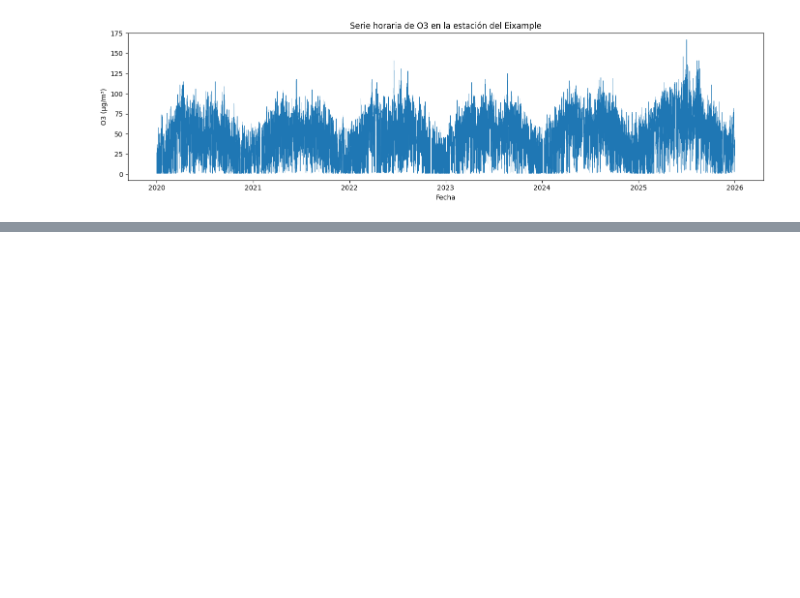
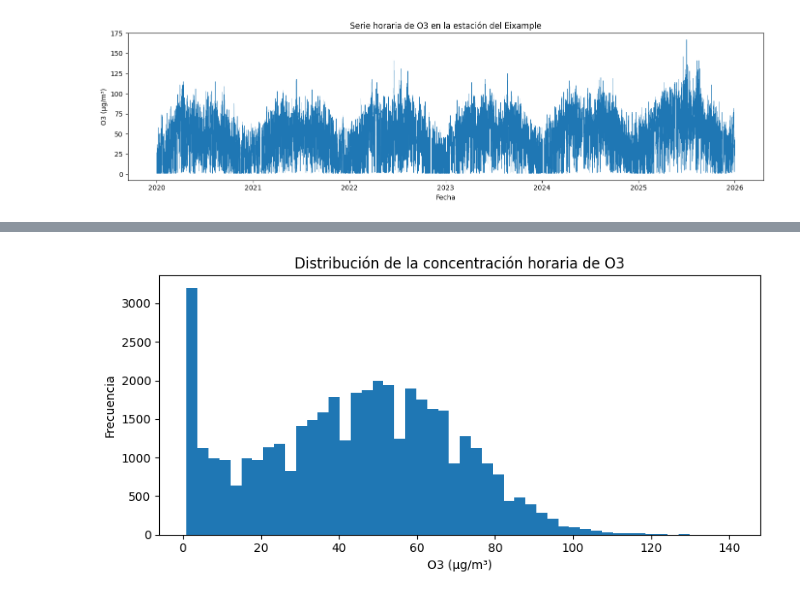
Before and after one commit to hipenation2142/trabajo, a Jupyter notebook: notebooks/01_eda_o3.ipynb, the cells around one changed output, grey strips where cells are left out. Cells and saved outputs as stored; diff of their text form; code cells hidden in the pictures; blank space fills up the shorter version.

```diff
--- a/notebooks/01_eda_o3.ipynb
+++ b/notebooks/01_eda_o3.ipynb
@@ -308,0 +385,12 @@ plt.show()
+# %%
+# Se analiza la distribución de la concentración de O3 para
+# detectar asimetrías, valores extremos y también representar las colas.
+valid_o3 = eda_df["o3"].dropna()
+
+distribution_summary = valid_o3.describe(
+    percentiles=[0.01, 0.05, 0.25, 0.5, 0.75, 0.95, 0.99]
+)
+
+display(distribution_summary.to_frame(name="o3"))
+
+distribution_summary.to_csv(TABLES_DIR / "eda_o3_distribution_summary.csv")
@@ -308,0 +411,22 @@ plt.show()
+# %%
+# Se dibuja un histograma de la concentración de O3
+# a fin de observar la forma de la distribución y las mencionadas colas.
+fig, ax = plt.subplots(figsize=(8, 4))
+
+ax.hist(valid_o3, bins=50)
+
+ax.set_title("Distribución de la concentración horaria de O3")
+ax.set_xlabel("O3 (µg/m³)")
+ax.set_ylabel("Frecuencia")
+
+fig.tight_layout()
+
+fig.savefig(
+    FIGURES_GENERATED_DIR / "eda_o3_histogram.png",
+    dpi=150,
+    bbox_inches="tight",
+)
+
+plt.show()
+# %% [output]
+[figure, added]
```
Also changed, not shown: parts of 12 cells of this notebook, 13 other files.
